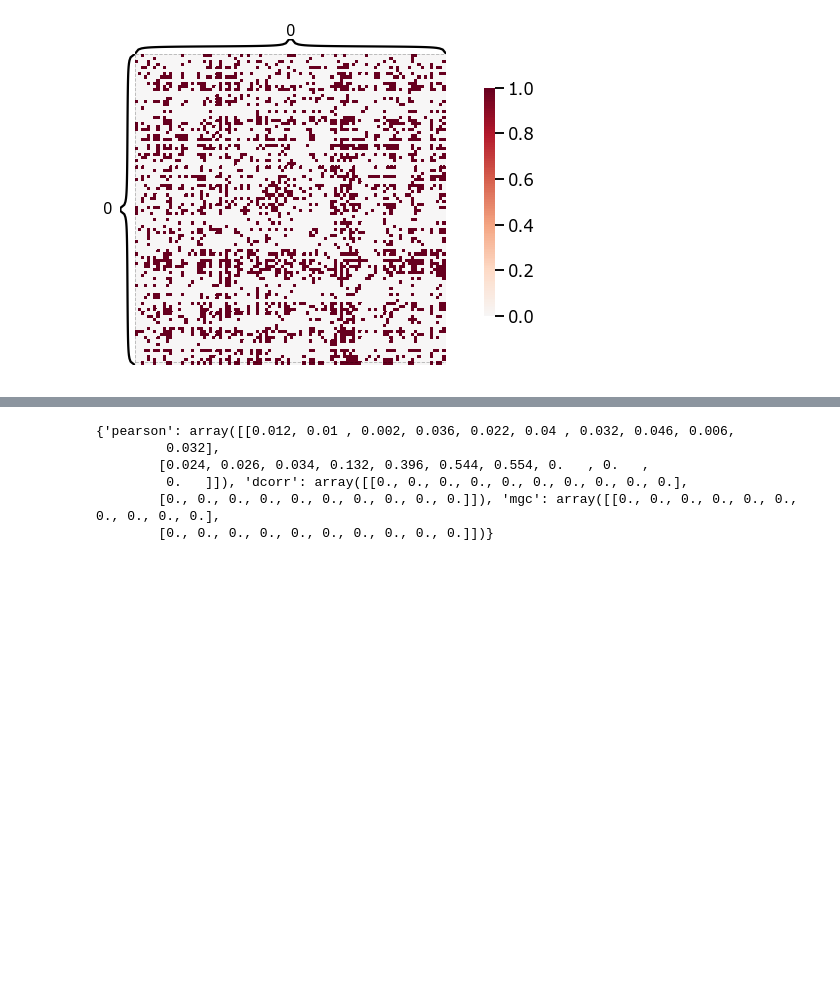
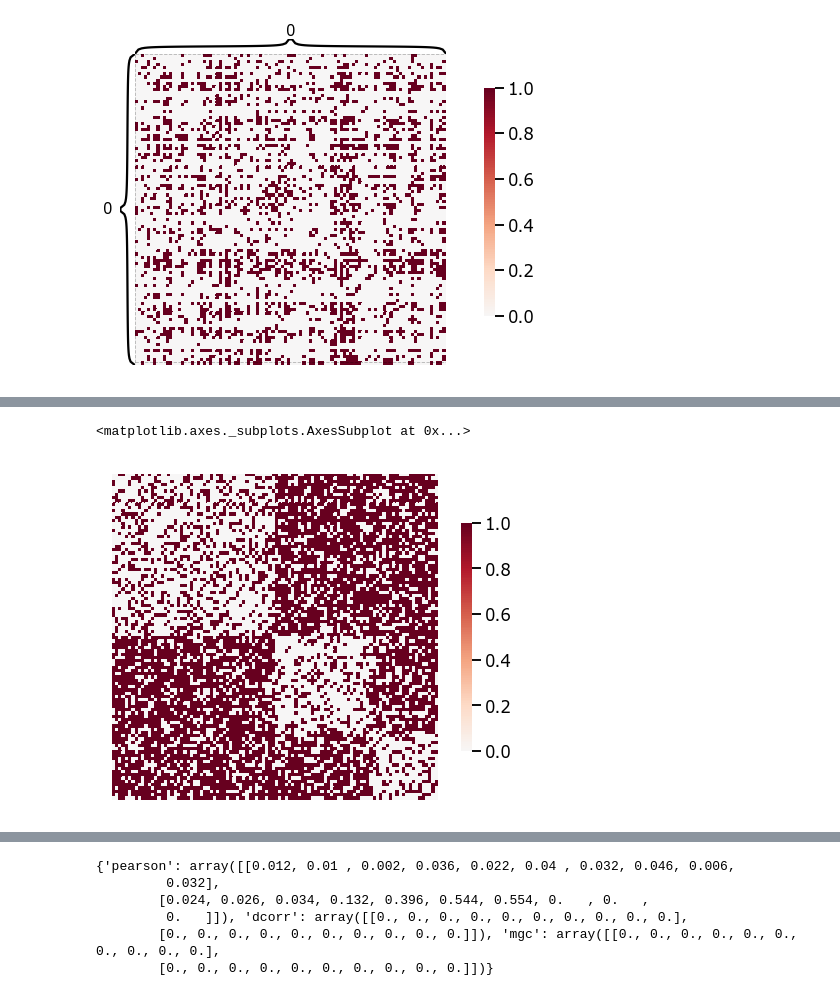
Before and after one commit to junhaobearxiong/graph_independence_test, a Jupyter notebook: notebooks/2019-04-17_permute_vertex.ipynb, the cells around one changed output, grey strips where cells are left out. Cells and saved outputs as stored; diff of their text form; code cells hidden in the pictures; blank space fills up the shorter version.

```diff
--- a/notebooks/2019-04-17_permute_vertex_rdpg.ipynb
+++ b/notebooks/2019-04-17_permute_vertex.ipynb
@@ -112,3 +120,8 @@ block_assignment = estimate_block_assignment(A, B, k=3, num_repeats=1)
+# %%
+heatmap(B, figsize=(8,6))
+# %% [output]
+<matplotlib.axes._subplots.AxesSubplot at 0x...>
+[figure, added]
 # %%
 heatmap(A, inner_hier_labels=block_assignment, figsize=(8, 6))
 # %% [output]
```
Also changed, not shown: parts of 10 cells of this notebook, 3 other files.
